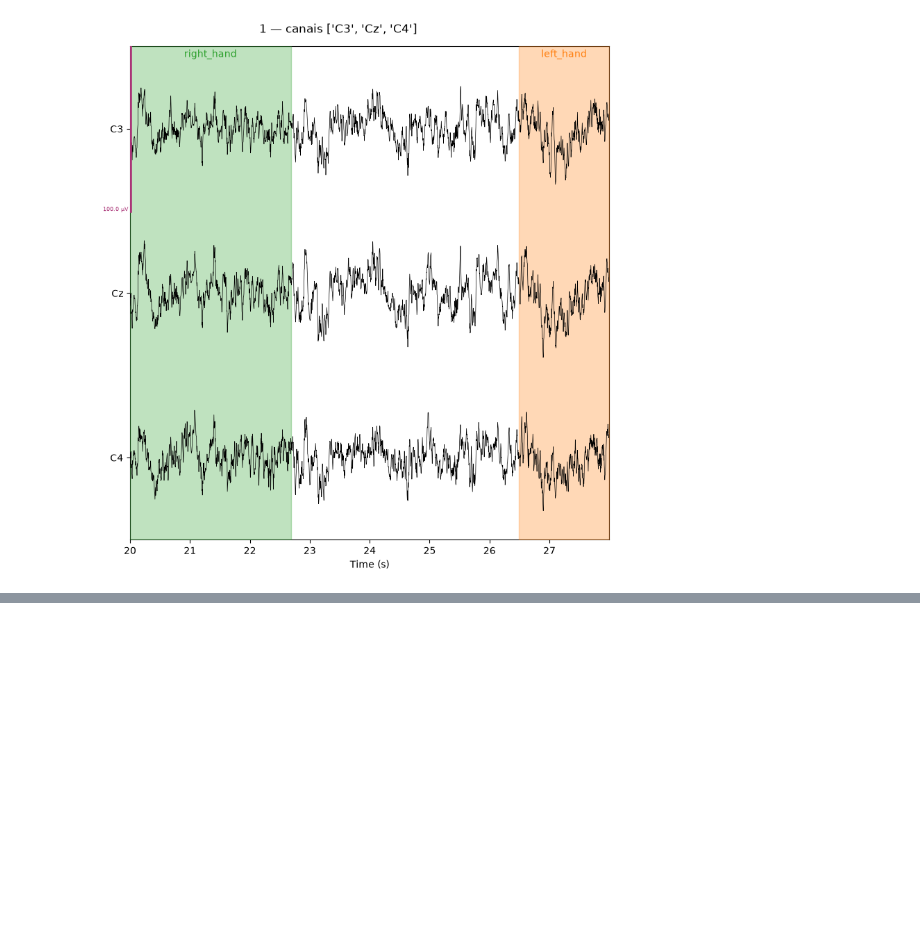
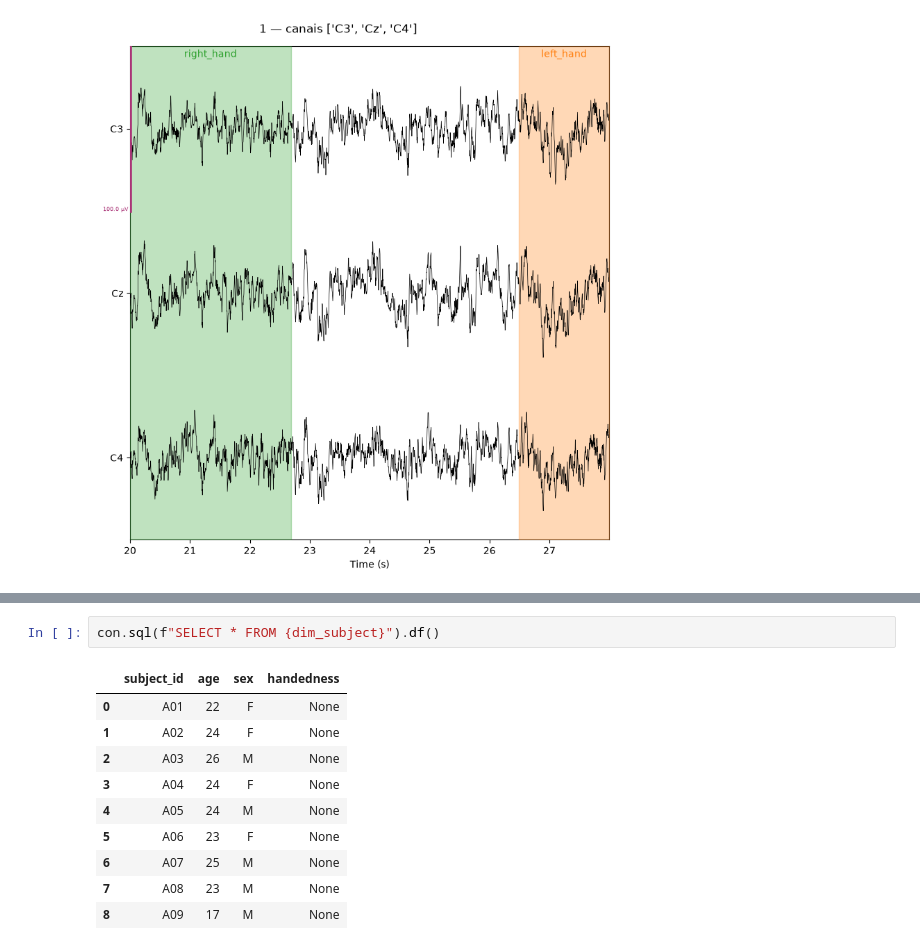
Before and after one commit to kafb04/data-engineering-multimodal-ai, a Jupyter notebook: notebooks/01_dados_2a.ipynb, the cells around one changed output, grey strips where cells are left out. Drawn from its saved outputs; the diff is of its cells as text; blank space fills up the shorter version.

```diff
--- a/notebooks/01_eda_bci_iv_2a.ipynb
+++ b/notebooks/01_dados_2a.ipynb
@@ -143,0 +189,13 @@ plt.show()
+# %%
+con.sql(f"SELECT * FROM {dim_subject}").df()
+# %% [output]
+|  | subject_id | age | sex | handedness |
+| 0 | A01 | 22 | F | None |
+| 1 | A02 | 24 | F | None |
+| 2 | A03 | 26 | M | None |
+| 3 | A04 | 24 | F | None |
+| 4 | A05 | 24 | M | None |
+| 5 | A06 | 23 | F | None |
+| 6 | A07 | 25 | M | None |
+| 7 | A08 | 23 | M | None |
+| 8 | A09 | 17 | M | None |
```
Also changed, not shown: parts of 29 cells of this notebook, 21 other files.
